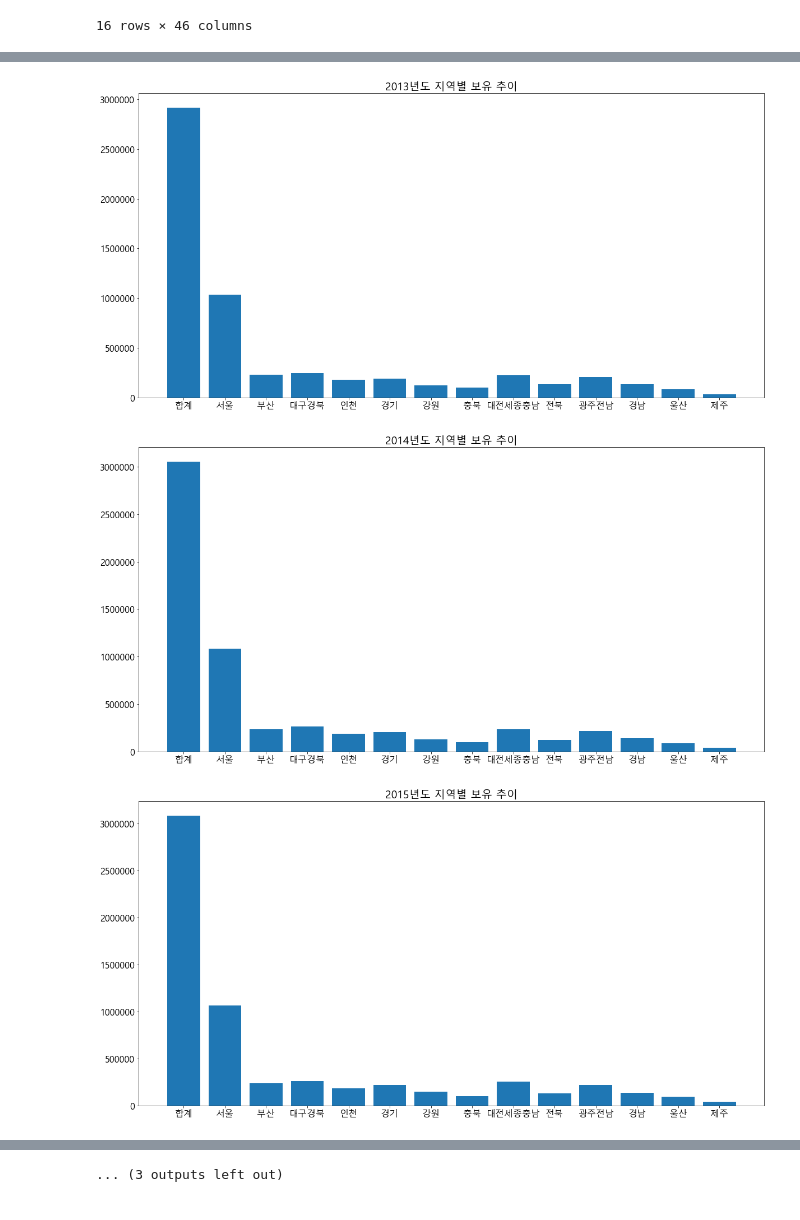
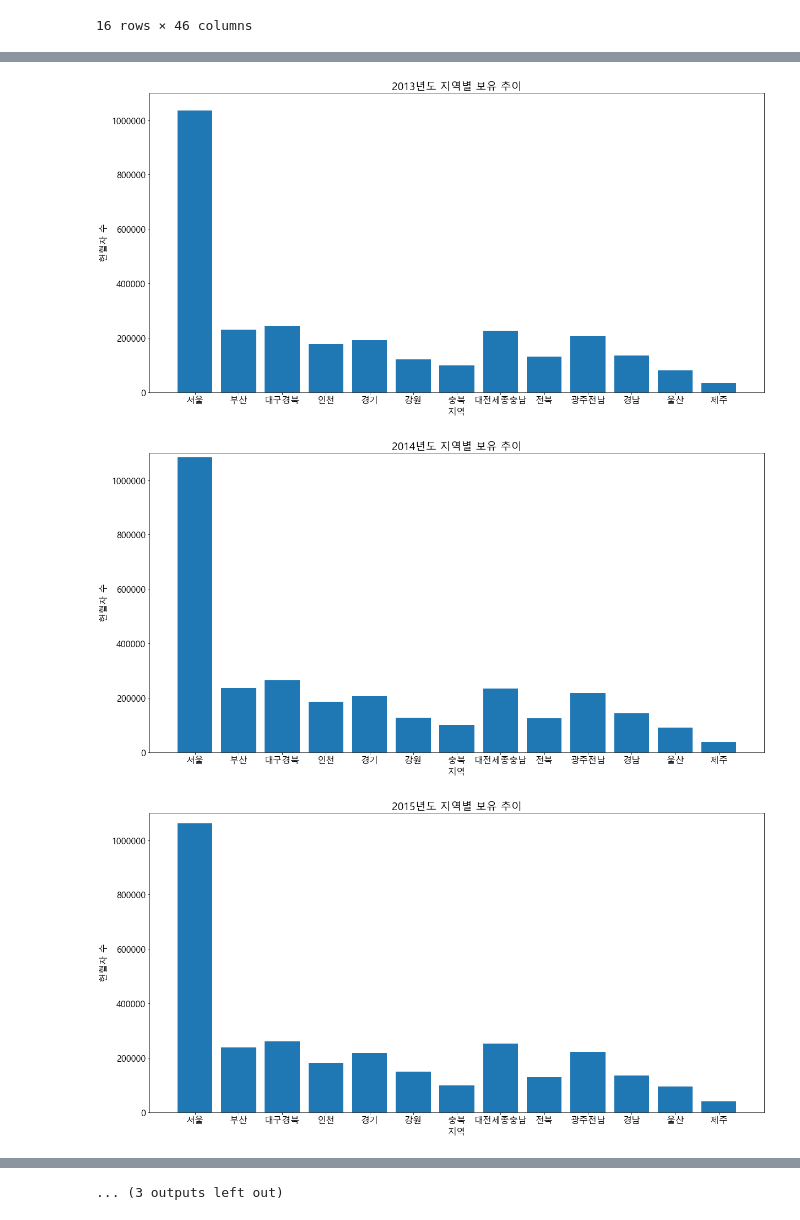
Before and after one commit to dch9610/BAB_Project, a Jupyter notebook: 지역별 헌혈.ipynb, the cells around one changed output, grey strips where cells are left out. Saved outputs shown, nothing was run; the diff lists cells and outputs as text; code cells hidden in the pictures.

```diff
--- a/지역별 헌혈.ipynb
+++ b/지역별 헌혈.ipynb
@@ -148,0 +130,3 @@ blood_co2
+# %%
+blood_co3 = blood_co2.drop(index='합계')
+blood_co3
@@ -149,6 +149,11 @@ blood_co2
 # %%
-for i in blood_co2.columns:
-    plt.bar(blood_co2.index, blood_co2[f'{i}'])
+for i in blood_co3.columns:
+    plt.bar(blood_co3.index, blood_co3[f'{i}'])
     plt.title(f'{i}년도 지역별 보유 추이')
+    plt.ylim(0, 1100000)
+    plt.xlabel('지역')
+    plt.ylabel('헌혈자 수')
+    plt.savefig(f'지역별 헌혈 추이/{i}년도 지역별 혈액 보유(합계x)')
+#     plt.cla()
     plt.show()
 # %% [output]
@@ -163,3 +168,3 @@ for i in blood_co2.columns:
-[figure, old version]
+[figure, new version]
-[figure, old version]
+[figure, new version]
-[figure, old version]
+[figure, new version]
```
Also changed, not shown: parts of 19 cells of this notebook, 3 other files.
